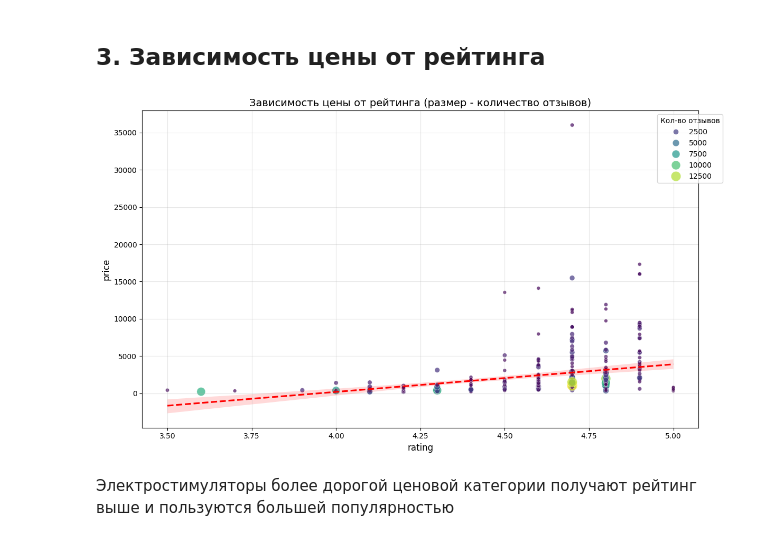
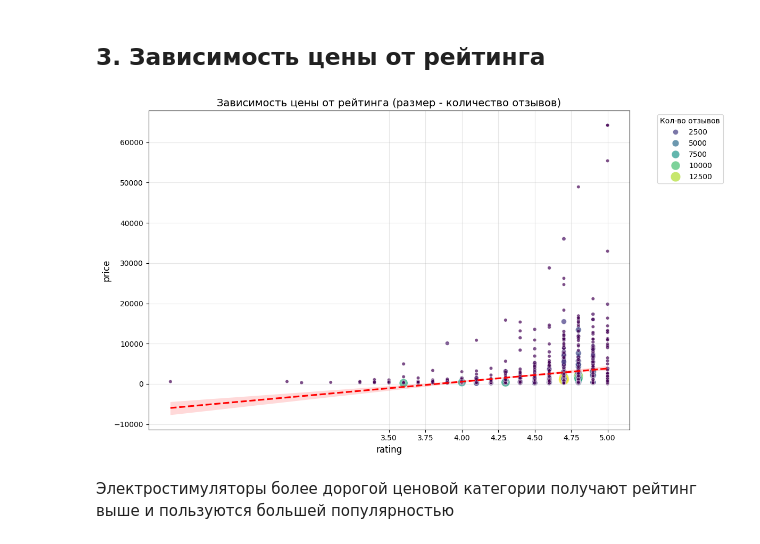
Before and after one commit to nekitmilk/ElectroPunk, a Jupyter notebook: src/notebooks/analisys.ipynb, the cells around one changed output. Drawn from its saved outputs; the diff is of its cells as text; code cells hidden in the pictures.

```diff
--- a/src/notebooks/analisys.ipynb
+++ b/src/notebooks/analisys.ipynb
@@ -953,10 +949,10 @@ print(clear_df["price"].quantile(0.25), clear_df["price"].quantile(0.5), clear_d
 # %%
 from sklearn.cluster import KMeans
 
-clear_df = pd.read_csv("../data/cleared_wb_products.csv")
+Goods = pd.read_csv(f'{CLEAR_DIRECTORY}{GOODS_FILE}')
 
 # Ограничим сильные выбросы 3 сигмами
-price_segment_clear_df = clear_df[clear_df["price"] <= clear_df["price"].mean() + 3 * clear_df["price"].std()]
+price_segment_clear_df = Goods[Goods["price"] <= Goods["price"].mean() + 3 * Goods["price"].std()]
 
 prices = price_segment_clear_df["price"].values.reshape(-1, 1)
 kmeans = KMeans(n_clusters=4, random_state=42).fit(prices)
@@ -1120,29 +1062,29 @@ price_segment_clear_df[price_segment_clear_df['brand'] == "Массажер эл
 # %%
 # P.S. Обновить после подсчета отзывов по каждому конкретному товару
 
 import numpy as np
 
 plt.figure(figsize=(12, 7))
-sns.scatterplot(data=clear_df, x='rating', y='price',
+sns.scatterplot(data=Goods, x='rating', y='price',
                 hue='feedbacks', size='feedbacks',
                 sizes=(20, 200), alpha=0.7, palette='viridis')
 
 plt.title('Зависимость цены от рейтинга (размер - количество отзывов)', fontsize=14)
 plt.xlabel('Рейтинг', fontsize=12)
 plt.ylabel('Цена (руб)', fontsize=12)
 plt.xticks(np.arange(3.5, 5.1, 0.25))
 plt.grid(alpha=0.3)
 plt.ticklabel_format(style='plain', axis='y')
 
 # Добавляем линию тренда
-sns.regplot(data=clear_df, x='rating', y='price',
+sns.regplot(data=Goods, x='rating', y='price',
            scatter=False, color='red', line_kws={'linestyle':'--'})
 
 plt.legend(title='Кол-во отзывов', bbox_to_anchor=(1.05, 1))
 plt.tight_layout()
 plt.show()
 # %% [output]
-[figure, old version]
+[figure, new version]
 # %% [markdown]
 Электростимуляторы более дорогой ценовой категории получают рейтинг выше и пользуются большей популярностью
 # %% [markdown]
```
Also changed, not shown: parts of 49 cells of this notebook, 3 other files.
